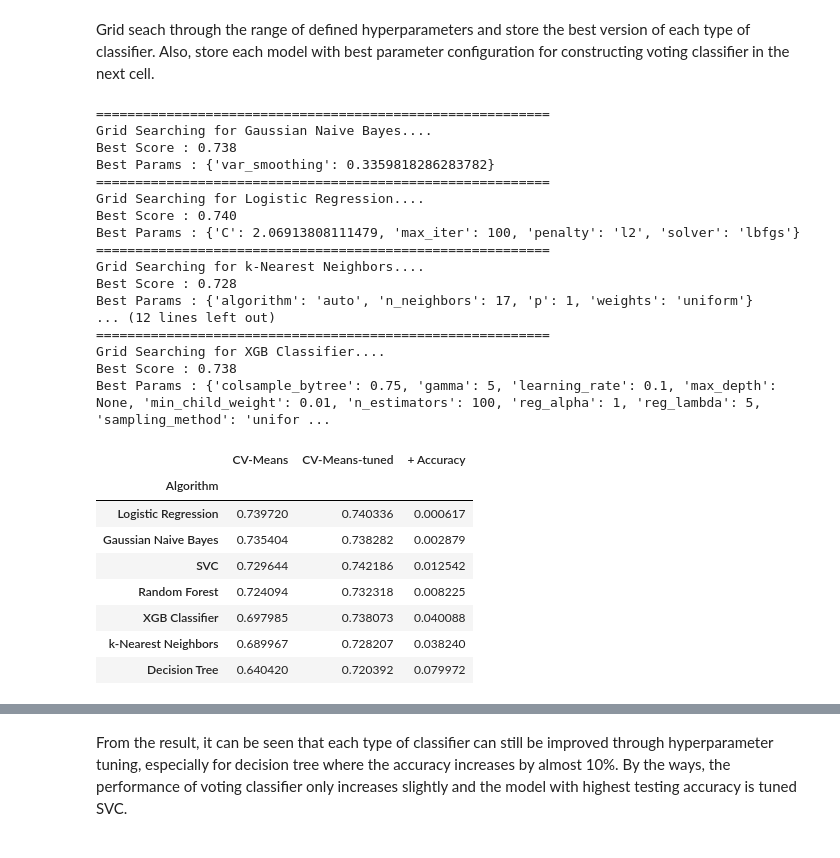
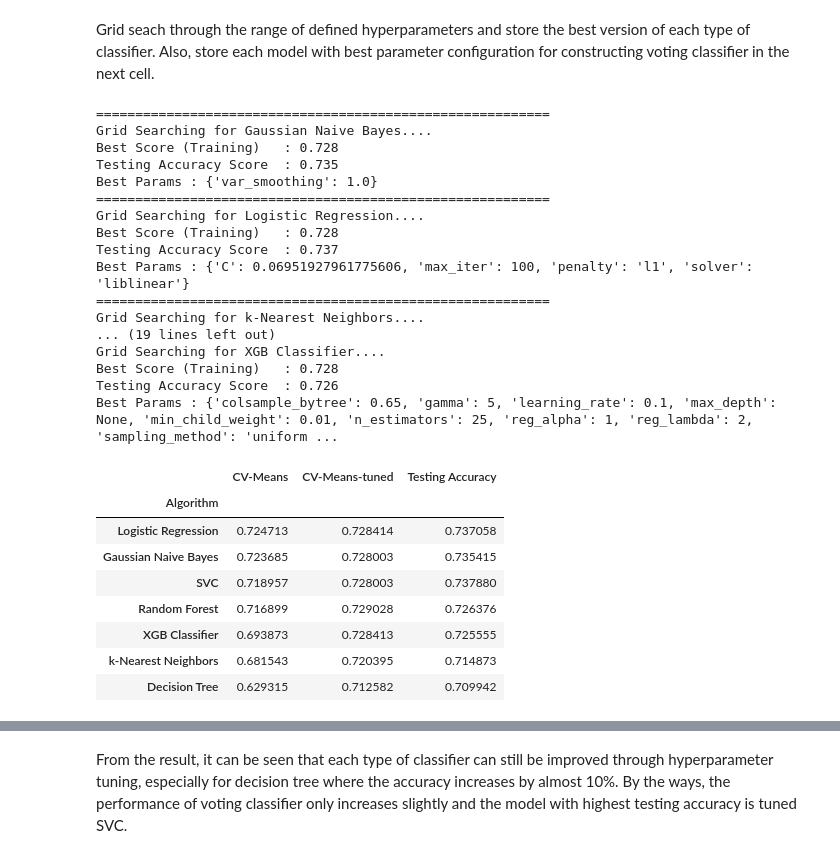
Before and after one commit to andamanopal/league-of-legends-ds, a Jupyter notebook: win-prediction-10mins.ipynb, the cells around one changed output, grey strips where cells are left out. Saved outputs shown, nothing was run; the diff lists cells and outputs as text; code cells hidden in the pictures.

```diff
--- a/win-prediction-10mins.ipynb
+++ b/win-prediction-10mins.ipynb
@@ -15,7 +15,7 @@ from tabulate import tabulate
 import warnings
 warnings.filterwarnings('ignore')
 # %%
-df = pd.read_csv('10mins_stats.csv')
+df = pd.read_csv('datasets/10mins_stats.csv')
 df.head()
 # %% [output]
 |  | matchId | blue_wins | blue_kills | blue_assists | blue_deaths | blue_wards_placed | blue_wards_kills | ... |
@@ -132,7 +137,8 @@ random_state = 69
 clf_list_names = ['Gaussian Naive Bayes',
                   'Logistic Regression',
                   'k-Nearest Neighbors',
-                  'SVC', 'Decision Tree',
+                  'SVC',
+                  'Decision Tree',
                   'Random Forest',
                   'XGB Classifier']
 
@@ -146,6 +152,7 @@ clf_list = [GaussianNB(),
 
 cv_mean = []
 cv_std = []
+test_mean = []
 
 # Fit each classifier one by one with cross-validation and store the result performance
 for clf in clf_list:
@@ -231,6 +238,7 @@ From the bar charts, the performance of ensembled voting classifiers remains rel
 Using sklearn's GridSearchCV, various parameter configurations are tested and compared for each model to determine the best parameters for each respective model. The accuracy of the tuned models is then plotted beside the pre-tuned counterparts to clearly see the change in performance.
 # %%
 # Define ranges of parameters to be evaluated
+
 param_grid = {'Gaussian Naive Bayes': dict(var_smoothing=np.logspace(0, -9, num=20, base=10)),
               'Logistic Regression': dict(max_iter=[100],
                                           penalty=['l1', 'l2'],
@@ -264,64 +272,72 @@ param_grid = {'Gaussian Naive Bayes': dict(var_smoothing=np.logspace(0, -9, num=
                                      learning_rate=[0.01, 0.1, 0.5],
                                      gamma=[0.5, 1, 2, 5],
                                      min_child_weight=[0.01],
-                                     sampling_method=['uniform'])
+                                     sampling_method=['uniform']),
+              'voting_weights': dict(weights=list(dict.fromkeys(itertools.permutations([1,1,1,1,1,1,1,2], 7))))
              }
 # %% [markdown]
 Grid seach through the range of defined hyperparameters and store the best version of each type of classifier. Also, store each model with best parameter configuration for constructing voting classifier in the next cell.
 # %%
 cv_mean_tuned = []
 clf_list_tuned = []
+test_mean = []
 
 # Grid search each estimator one by one and store the new average accuracy for each tuned model
 for clf_name, clf in zip(clf_list_names, clf_list):
     print('==========================================================')
     print(f'Grid Searching for {clf_name}....')
 
     grid_search = GridSearchCV(estimator=clf,
                                param_grid=param_grid[clf_name],
                                cv=5,
                                verbose=0,
                                n_jobs=-1)
     grid_search.fit(X_train_scaled, y_train)
+    y_pred = grid_search.predict(X_test_scaled)
 
-    print(f'Best Score : {grid_search.best_score_:.3f}')
+    accuracy = accuracy_score(y_pred, y_test)
+
+    print(f'Best Score (Training)\t: {grid_search.best_score_:.3f}')
+    print(f'Testing Accuracy Score\t: {accuracy:.3f}')
     print(f'Best Params : {grid_search.best_params_}')
 
     cv_mean_tuned.append(grid_search.best_score_)
     clf_list_tuned.append(grid_search.best_estimator_)
+    test_mean.append(accuracy)
 
 
 cv_score_by_clf_tuned_ = pd.DataFrame({'Algorithm': clf_list_names,
-                                      'CV-Means-tuned': cv_mean_tuned,})
+                                      'CV-Means-tuned': cv_mean_tuned,
+                                       'Testing Accuracy': test_mean})
 cv_score_by_clf_tuned = pd.merge(cv_score_by_clf, cv_score_by_clf_tuned_, on='Algorithm').set_index('Algorithm').drop('CV-SDs', axis=1)
-cv_score_by_clf_tuned['+ Accuracy'] = (cv_score_by_clf_tuned['CV-Means-tuned'] - cv_score_by_clf_tuned['CV-Means'])
+# cv_score_by_clf_tuned['+ Accuracy'] = (cv_score_by_clf_tuned['CV-Means-tuned'] - cv_score_by_clf_tuned['CV-Means'])
 
-display(cv_score_by_clf_tuned.style.set_properties(**{'background-color': '#D1FFD9'}, subset=['+ Accuracy']))
+display(cv_score_by_clf_tuned.style.set_properties(**{'background-color': '#D1FFD9'}, subset=['Testing Accuracy']))
 # %% [output]
 ==========================================================
 Grid Searching for Gaussian Naive Bayes....
-Best Score : 0.738
-Best Params : {'var_smoothing': 0.3359818286283782}
+Best Score (Training)   : 0.728
+Testing Accuracy Score  : 0.735
+Best Params : {'var_smoothing': 1.0}
 ==========================================================
 Grid Searching for Logistic Regression....
-Best Score : 0.740
-Best Params : {'C': 2.06913808111479, 'max_iter': 100, 'penalty': 'l2', 'solver': 'lbfgs'}
+Best Score (Training)   : 0.728
+Testing Accuracy Score  : 0.737
+Best Params : {'C': 0.06951927961775606, 'max_iter': 100, 'penalty': 'l1', 'solver': 'liblinear'}
 ==========================================================
 Grid Searching for k-Nearest Neighbors....
-Best Score : 0.728
-Best Params : {'algorithm': 'auto', 'n_neighbors': 17, 'p': 1, 'weights': 'uniform'}
-... (12 lines left out)
-==========================================================
+... (19 lines left out)
 Grid Searching for XGB Classifier....
-Best Score : 0.738
-Best Params : {'colsample_bytree': 0.75, 'gamma': 5, 'learning_rate': 0.1, 'max_depth': None, 'min_child_weight': 0.01, 'n_estimators': 100, 'reg_alpha': 1, 'reg_lambda': 5, 'sampling_method': 'unifor ...
+Best Score (Training)   : 0.728
+Testing Accuracy Score  : 0.726
+Best Params : {'colsample_bytree': 0.65, 'gamma': 5, 'learning_rate': 0.1, 'max_depth': None, 'min_child_weight': 0.01, 'n_estimators': 25, 'reg_alpha': 1, 'reg_lambda': 2, 'sampling_method': 'uniform ...
-|  | CV-Means | CV-Means-tuned | + Accuracy |
+|  | CV-Means | CV-Means-tuned | Testing Accuracy |
 | Algorithm |  |  |  |
-| Logistic Regression | 0.739720 | 0.740336 | 0.000617 |
-| Gaussian Naive Bayes | 0.735404 | 0.738282 | 0.002879 |
-| SVC | 0.729644 | 0.742186 | 0.012542 |
-| Random Forest | 0.724094 | 0.732318 | 0.008225 |
-| XGB Classifier | 0.697985 | 0.738073 | 0.040088 |
-| k-Nearest Neighbors | 0.689967 | 0.728207 | 0.038240 |
-| Decision Tree | 0.640420 | 0.720392 | 0.079972 |
+| Logistic Regression | 0.724713 | 0.728414 | 0.737058 |
+| Gaussian Naive Bayes | 0.723685 | 0.728003 | 0.735415 |
+| SVC | 0.718957 | 0.728003 | 0.737880 |
+| Random Forest | 0.716899 | 0.729028 | 0.726376 |
+| XGB Classifier | 0.693873 | 0.728413 | 0.725555 |
+| k-Nearest Neighbors | 0.681543 | 0.720395 | 0.714873 |
+| Decision Tree | 0.629315 | 0.712582 | 0.709942 |
 # %% [markdown]
```
Also changed, not shown: parts of 6 cells of this notebook, 3 other files.
